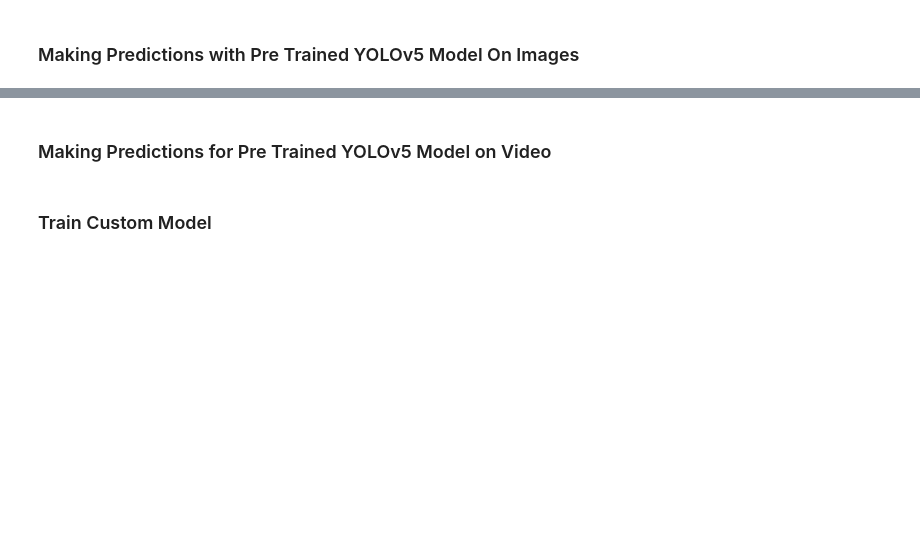
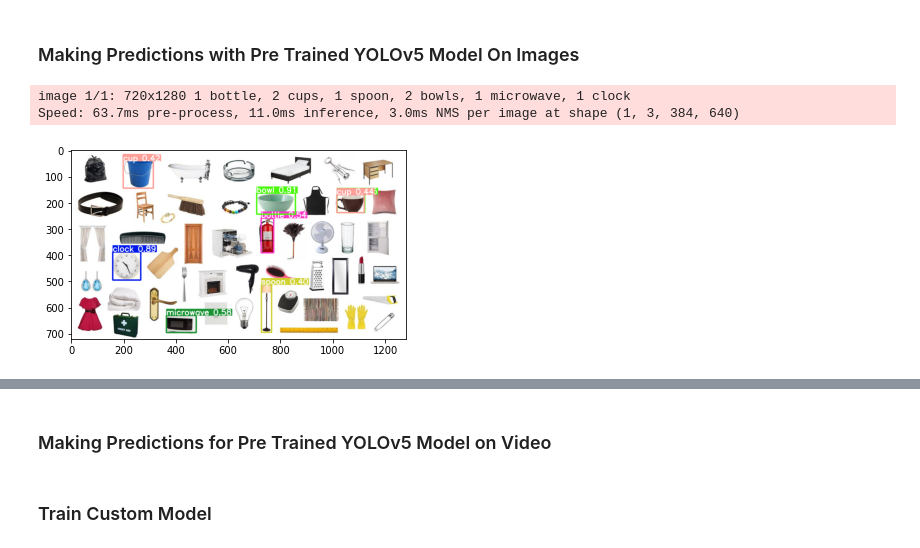
Before and after one commit to dojh111/CS3244-Project, a Jupyter notebook: YOLO Object Detection Trainer.ipynb, the cells around one changed output, grey strips where cells are left out. Saved outputs shown, nothing was run; the diff lists cells and outputs as text; code cells hidden in the pictures; blank space fills up the shorter version.

```diff
--- a/YOLO Object Detection Trainer.ipynb
+++ b/YOLO Object Detection Trainer.ipynb
@@ -14,4 +14,4 @@ import numpy as np
 import cv2
 # %%
 # Load pre-trained model for testing
-# model = torch.hub.load('ultralytics/yolov5', 'yolov5s')
+model = torch.hub.load('ultralytics/yolov5', 'yolov5s')
@@ -22,14 +47,19 @@ import cv2
 ### Making Predictions with Pre Trained YOLOv5 Model On Images
 # %%
 # Test out making detections
-# img = 'https://931600.smushcdn.com/2399578/wp-content/uploads/2020/09/Aug-7-39.jpg?size=1320x880&lossy=1&strip=1&webp=1'
+img = 'https://i.ytimg.com/vi/tJUFXOma_o4/maxresdefault.jpg'
 # %%
-# results = model(img)
-# results.print()
+results = model(img)
+results.print()
+# %% [output]
+image 1/1: 720x1280 1 bottle, 2 cups, 1 spoon, 2 bowls, 1 microwave, 1 clock
+Speed: 63.7ms pre-process, 11.0ms inference, 3.0ms NMS per image at shape (1, 3, 384, 640)
 # %%
-# %matplotlib inline
-# plt.imshow(np.squeeze(results.render()))
-# plt.show()
+%matplotlib inline
+plt.imshow(np.squeeze(results.render()))
+plt.show()
+# %% [output]
+[figure, added]
 # %%
 # For each object
 
```
Also changed, not shown: parts of 13 cells of this notebook, 3 other files.
